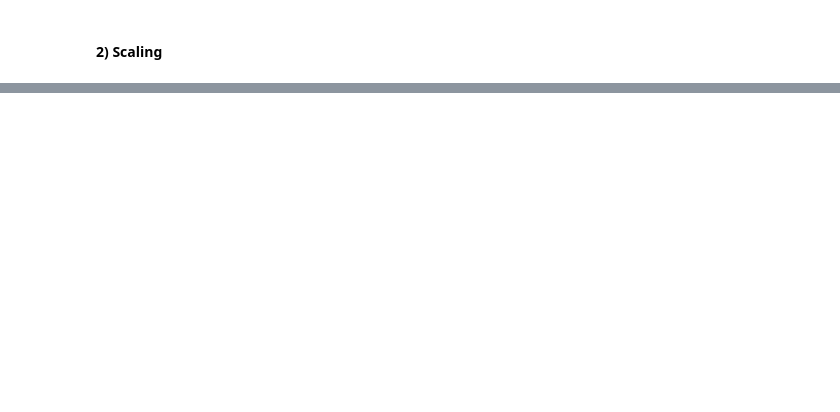
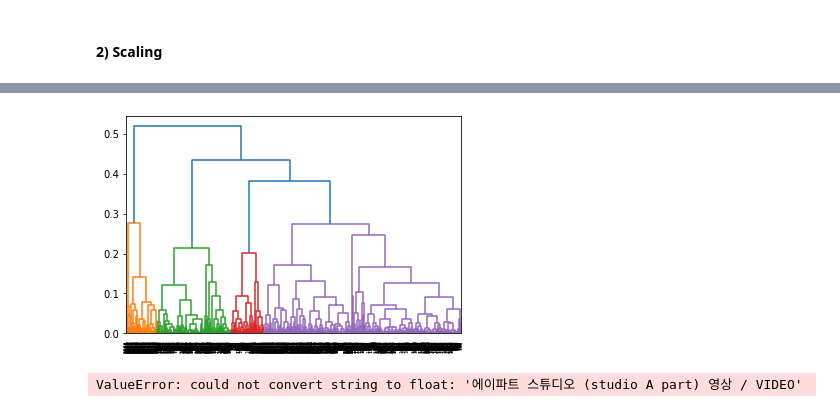
Before and after one commit to jaenjaen/pics, a Jupyter notebook: dataWork/controller/Clustering.ipynb, the cells around one changed output, grey strips where cells are left out. Cells and saved outputs as stored; diff of their text form; code cells hidden in the pictures; blank space fills up the shorter version.

```diff
--- a/dataWork/controller/Clustering.ipynb
+++ b/dataWork/controller/Clustering.ipynb
@@ -379,4 +426,4 @@ def removeOutliers(x, columns):
 # %%
-Outliers_to_drop = removeOutliers(dataset, ["price","area","default_person","parking","floor"])
-sns.distplot(Outliers_to_drop[4])
+data=dataset[["price","area","tagCount","parking","floor"]]
+data
 # %% [output]
@@ -416,0 +469,20 @@ def tagCount(targetTag):
+# %%
+from scipy.cluster.hierarchy import linkage
+# row_cluster = linkage(dist_mat, method = "complete")
+# df = pd.DataFrame(row_cluster,
+#                   columns = ["클러스터1", "클러스터2", "거리", "클러스터 멤버 수"],
+#                   index = ["클러스터%d"%(i + 1) for i in range(row_cluster.shape[0])])
+# print(df)
+
+from scipy.cluster.hierarchy import dendrogram
+row_dend = dendrogram(row_cluster, labels = data.index)
+# %% [output]
+[figure, added]
+# %%
+from sklearn.cluster import AgglomerativeClustering
+ac = AgglomerativeClustering(n_clusters = 2,
+                             affinity = "cosine", linkage = "complete")
+labels = ac.fit_predict()
+print("분류 결과: ", labels)
+# %% [output]
+ValueError: could not convert string to float: '에이파트 스튜디오 (studio A part) 영상 / VIDEO'
```
Also changed, not shown: parts of 31 cells of this notebook, 5 other files.
